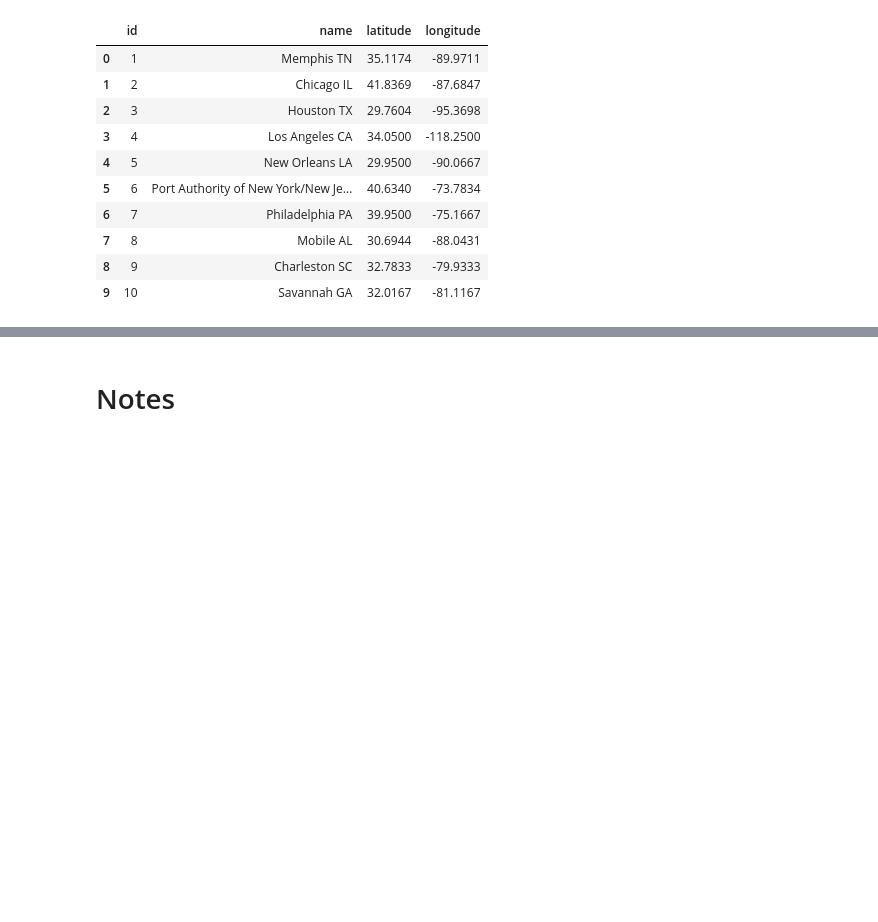
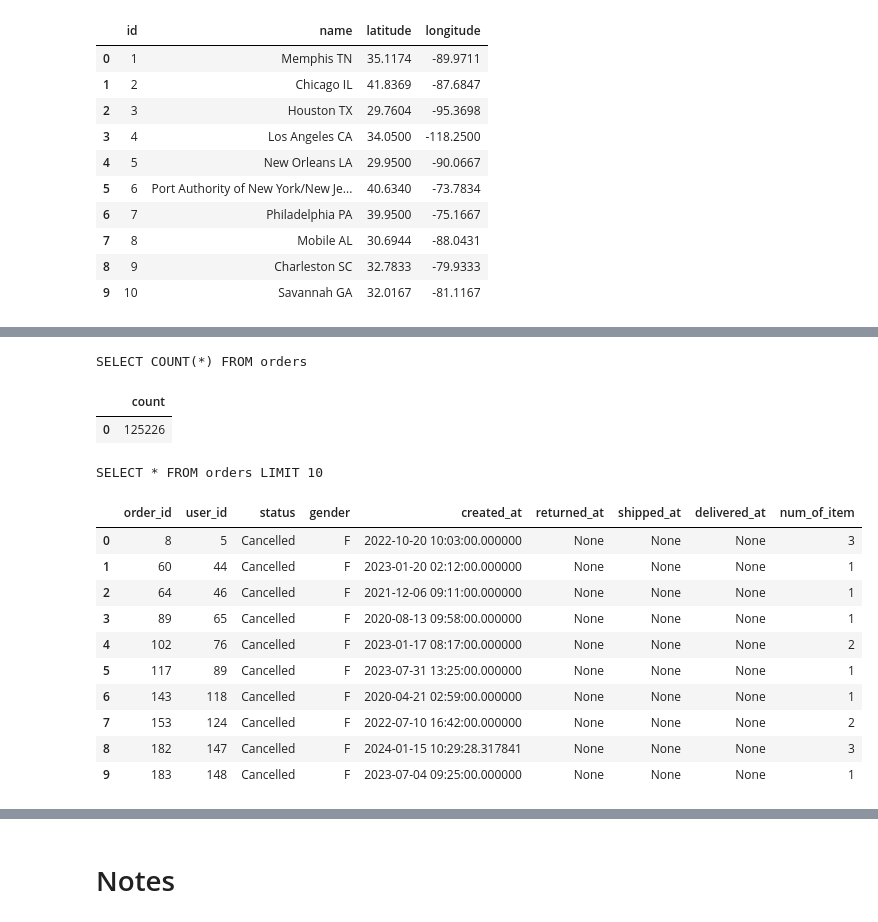
Before and after one commit to egeatmaca/ecommerce_segments, a Jupyter notebook: notebooks/eda.ipynb, the cells around one changed output, grey strips where cells are left out. Drawn from its saved outputs; the diff is of its cells as text; code cells hidden in the pictures; blank space fills up the shorter version.

Commit message:
orders eda + typo fix

```diff
--- a/notebooks/eda.ipynb
+++ b/notebooks/eda.ipynb
@@ -734,0 +626,23 @@ SELECT * FROM distribution_centers
+# %%
+query = count_rows_query('orders')
+read_query(query)
+# %% [output]
+SELECT COUNT(*) FROM orders
+|  | count |
+| 0 | 125226 |
+# %%
+query = base_query('orders', limit=10)
+read_query(query)
+# %% [output]
+SELECT * FROM orders LIMIT 10
+|  | order_id | user_id | status | gender | created_at | returned_at | shipped_at | delivered_at | num_of_item |
+| 0 | 8 | 5 | Cancelled | F | 2022-10-20 10:03:00.000000 | None | None | None | 3 |
+| 1 | 60 | 44 | Cancelled | F | 2023-01-20 02:12:00.000000 | None | None | None | 1 |
+| 2 | 64 | 46 | Cancelled | F | 2021-12-06 09:11:00.000000 | None | None | None | 1 |
+| 3 | 89 | 65 | Cancelled | F | 2020-08-13 09:58:00.000000 | None | None | None | 1 |
+| 4 | 102 | 76 | Cancelled | F | 2023-01-17 08:17:00.000000 | None | None | None | 2 |
+| 5 | 117 | 89 | Cancelled | F | 2023-07-31 13:25:00.000000 | None | None | None | 1 |
+| 6 | 143 | 118 | Cancelled | F | 2020-04-21 02:59:00.000000 | None | None | None | 1 |
+| 7 | 153 | 124 | Cancelled | F | 2022-07-10 16:42:00.000000 | None | None | None | 2 |
+| 8 | 182 | 147 | Cancelled | F | 2024-01-15 10:29:28.317841 | None | None | None | 3 |
+| 9 | 183 | 148 | Cancelled | F | 2023-07-04 09:25:00.000000 | None | None | None | 1 |
```
Also changed, not shown: parts of 11 cells of this notebook, 2 other files.
